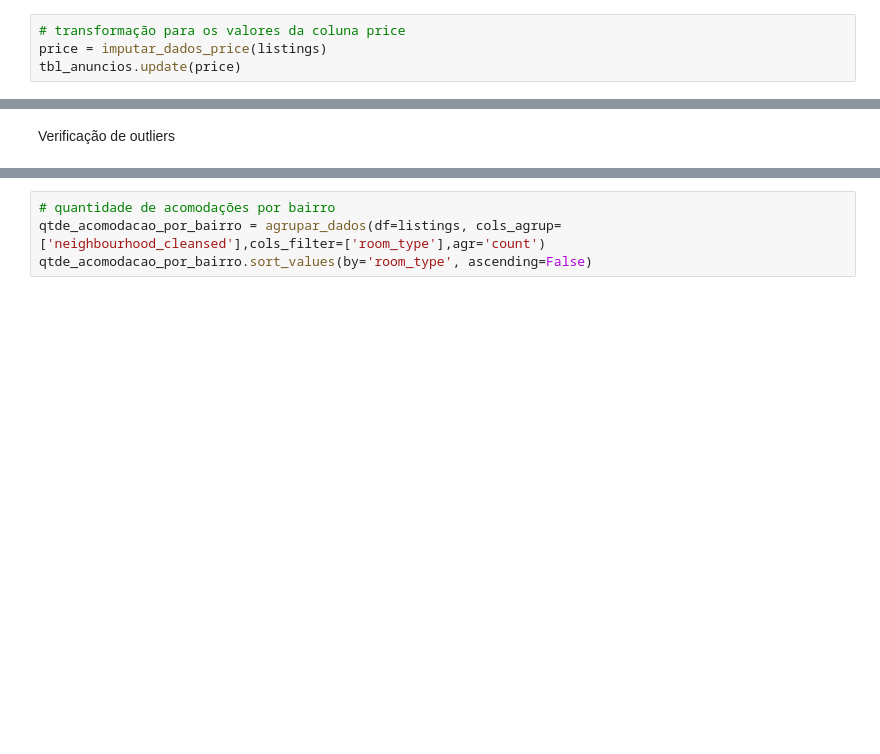
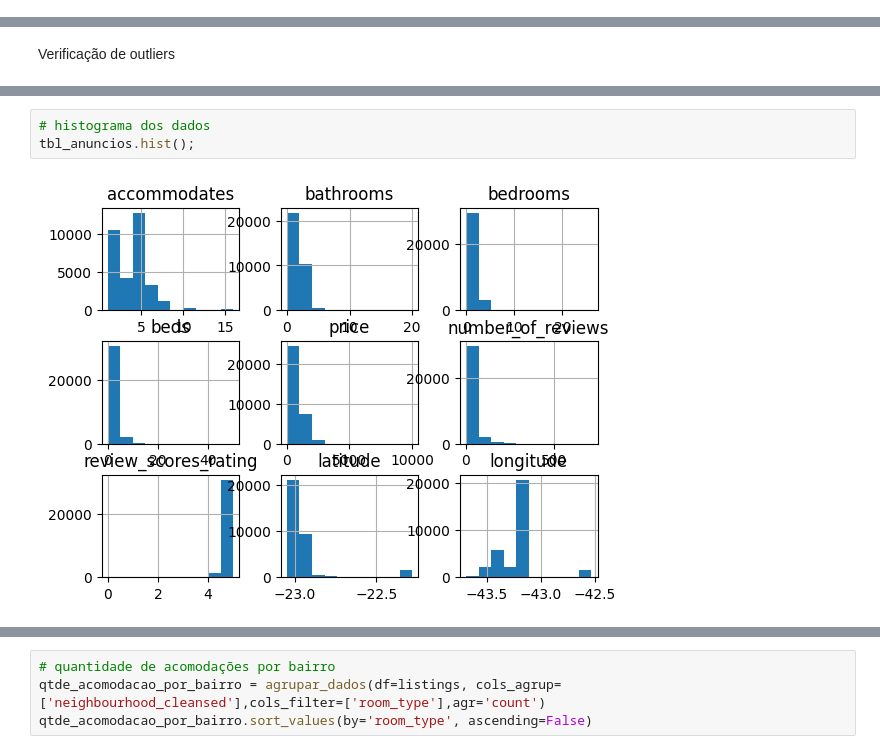
Before and after one commit to ederray/projetos_dnc, a Jupyter notebook: desafio5_data_wrangling/notebooks/eda.ipynb, the cells around one changed output, grey strips where cells are left out. Drawn from its saved outputs; the diff is of its cells as text; blank space fills up the shorter version.

```diff
--- a/desafio5_data_wrangling/notebooks/eda.ipynb
+++ b/desafio5_data_wrangling/notebooks/eda.ipynb
@@ -530,9 +550,5 @@ tbl_anuncios.update(shared_room)
 # transformação para os valores da coluna room_type=='Hotel room'
 hotel_room = imputar_dados_room_type_hotel_room(tbl_anuncios)
 listings.update(hotel_room)
-# %%
-# transformação para os valores da coluna price
-price = imputar_dados_price(listings)
-tbl_anuncios.update(price)
 # %%
 # transformação do tipo de coluna
@@ -611,0 +615,5 @@ tbl_anuncios.describe()
+# %%
+# histograma dos dados
+tbl_anuncios.hist();
+# %% [output]
+[figure, added]
```
Also changed, not shown: parts of 55 cells of this notebook, 8 other files.
